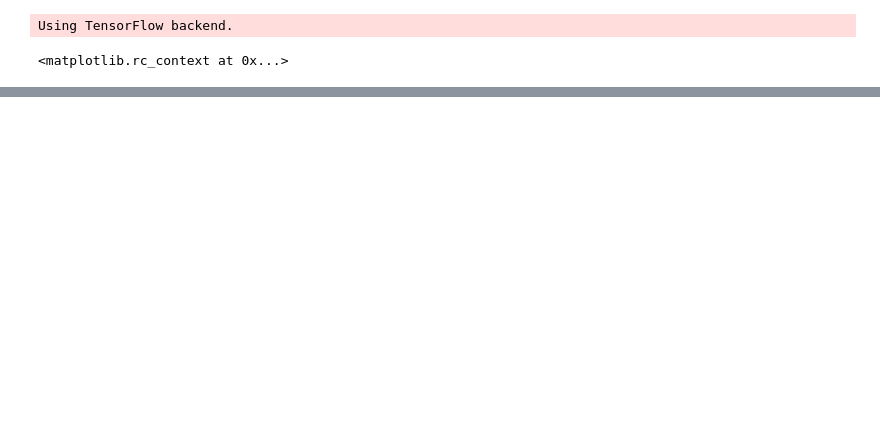
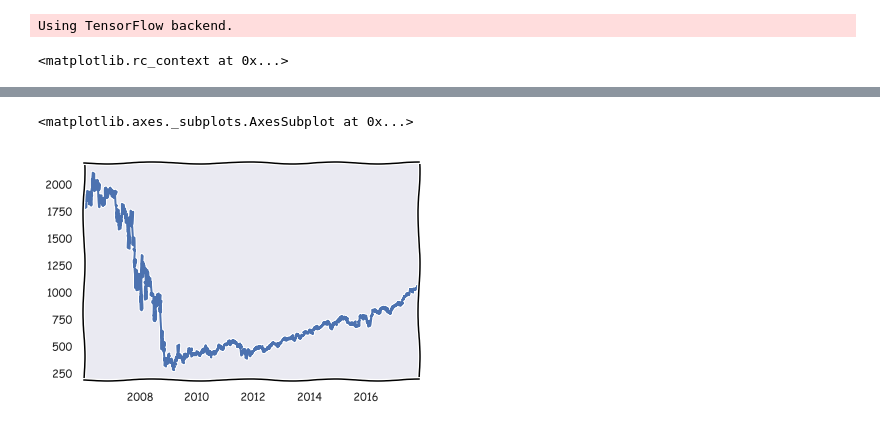
Before and after one commit to janlucasdeinhard/pyfiles, a Jupyter notebook: 10_PROJECT_STOCKPRED/STOCKSDATAv20.ipynb, the cells around one changed output, grey strips where cells are left out. Saved outputs shown, nothing was run; the diff lists cells and outputs as text; code cells hidden in the pictures; blank space fills up the shorter version.

```diff
--- a/10_PROJECT_STOCKPRED/STOCKSDATAv20.ipynb
+++ b/10_PROJECT_STOCKPRED/STOCKSDATAv20.ipynb
@@ -78,0 +169,5 @@ bf.reindex(date_idx,fill_value=0)['Open'].plot()
+# %%
+m.open.sum(axis=1).plot()
+# %% [output]
+<matplotlib.axes._subplots.AxesSubplot at 0x...>
+[figure, added]
```
Also changed, not shown: parts of 17 cells of this notebook.
